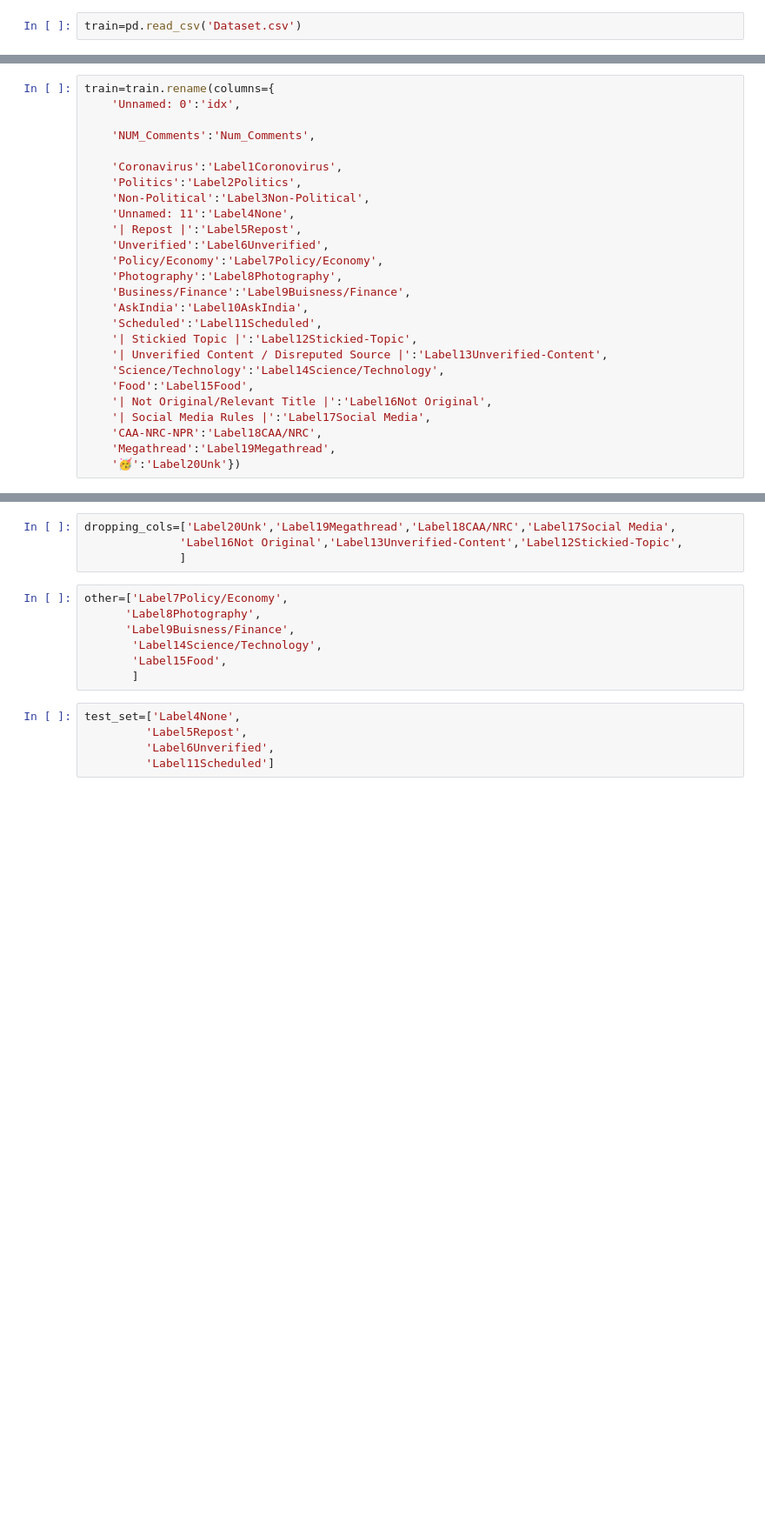
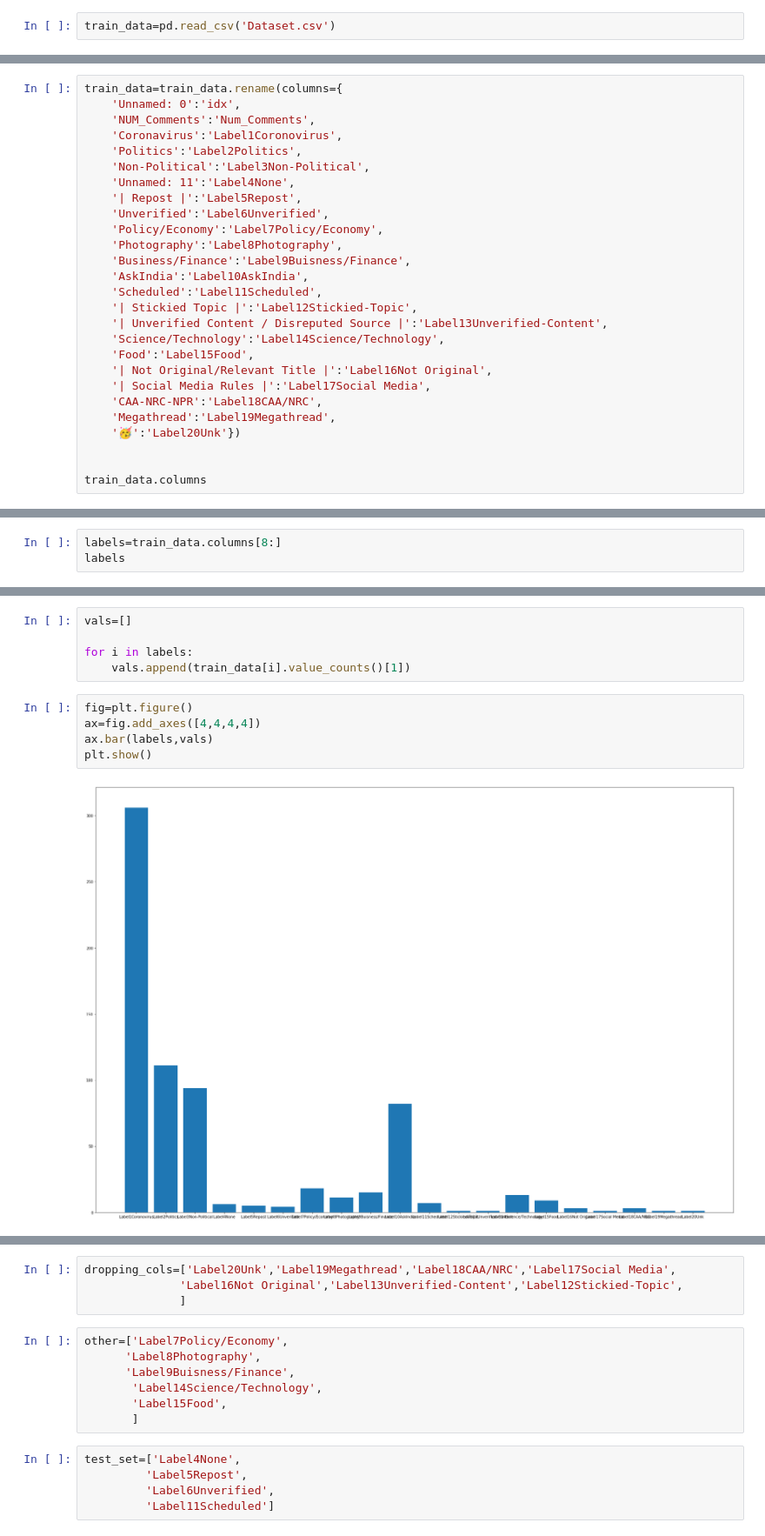
Before and after one commit to Ishan-Kumar2/Reddit-Flair-Detector, a Jupyter notebook: EDA.ipynb, the cells around one changed output, grey strips where cells are left out. Shown at 87% size. Cells and saved outputs as stored; diff of their text form; blank space fills up the shorter version.

```diff
--- a/EDA.ipynb
+++ b/EDA.ipynb
@@ -5,2 +7,2 @@ import pandas as pd
 # %%
-train=pd.read_csv('Dataset.csv')
+train_data=pd.read_csv('Dataset.csv')
@@ -7,9 +22,7 @@ train=pd.read_csv('Dataset.csv')
 # %%
-train=train.rename(columns={
+train_data=train_data.rename(columns={
     'Unnamed: 0':'idx',
-
     'NUM_Comments':'Num_Comments',
-
     'Coronavirus':'Label1Coronovirus',
     'Politics':'Label2Politics',
     'Non-Political':'Label3Non-Political',
@@ -30,3 +43,6 @@ train=train.rename(columns={
     'CAA-NRC-NPR':'Label18CAA/NRC',
     'Megathread':'Label19Megathread',
     '🥳':'Label20Unk'})
+
+
+train_data.columns
@@ -78,0 +59,3 @@ Label20train1
+# %%
+labels=train_data.columns[8:]
+labels
@@ -78,0 +71,12 @@ Label20train1
+# %%
+vals=[]
+
+for i in labels:
+    vals.append(train_data[i].value_counts()[1])
+# %%
+fig=plt.figure()
+ax=fig.add_axes([4,4,4,4])
+ax.bar(labels,vals)
+plt.show()
+# %% [output]
+[figure, added]
```
Also changed, not shown: parts of 118 cells of this notebook.
